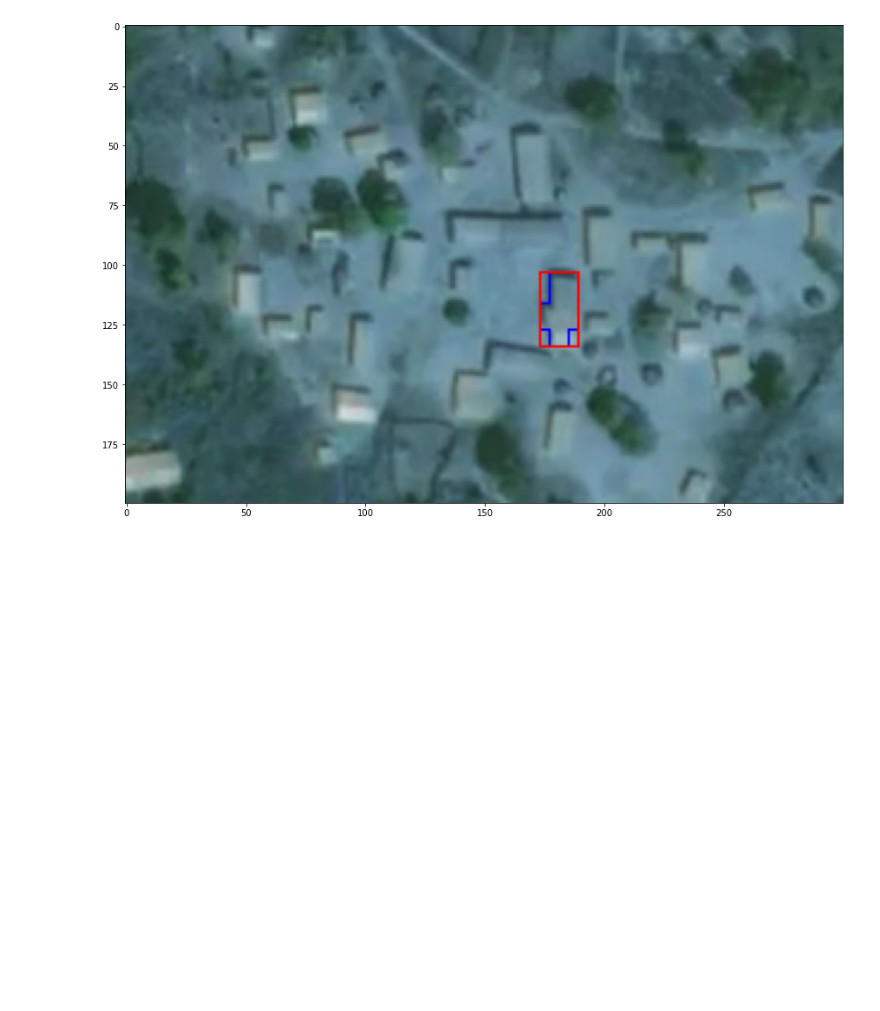
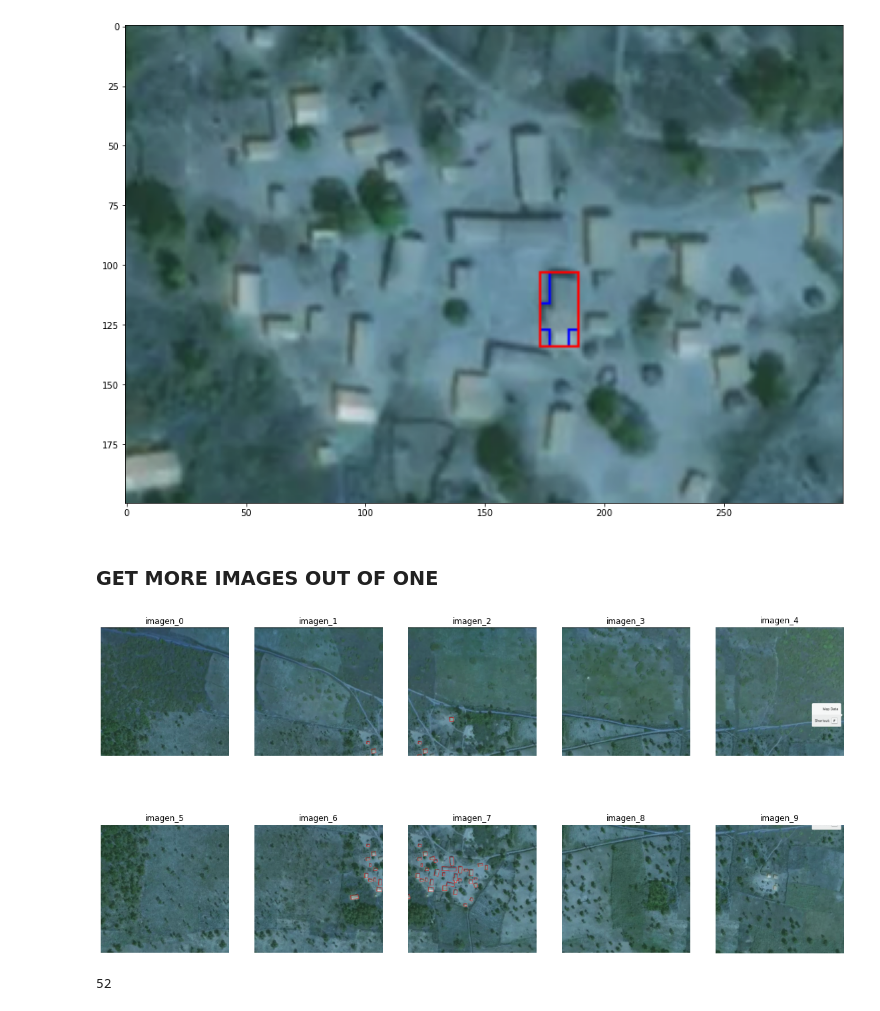
Before and after one commit to OANInternational/sid_ml_analysis, a Jupyter notebook: retinanet/build dataset.ipynb, the cells around one changed output. Saved outputs shown, nothing was run; the diff lists cells and outputs as text; code cells hidden in the pictures; blank space fills up the shorter version.

```diff
--- a/retinanet/build dataset.ipynb
+++ b/retinanet/build dataset.ipynb
@@ -150,6 +109,8 @@ img_info.head()
 | 2 | 1JhDdg8O_fosVOdn6szTA3mMPmg10InAp | PERANGOU BAGRI - GBÈRANKOU | /Users/daniel/OAN/SID/poc/osm/PER... | 10.120093 | 3.43628 | 0.000005 | 0.000005 | 53 | bing |
 | 3 | 1oP0XKEsZqgwdSWrswPucb6MoXxDbNi8f | KPARISSEROU PEULH | /Users/daniel/OAN/SID/poc/osm/KPA... | 9.952434 | 3.14307 | 0.000005 | 0.000005 | 7 | esri |
 | 4 | 1__sch8bmeRnaYZzcZiLIDxbrHiGzZYsZ | MOUSSOURE | /Users/daniel/OAN/SID/poc/osm/MOU... | 10.055894 | 3.04107 | 0.000005 | 0.000005 | 39 | esri |
+# %%
+images_path = 'image_ds'
 # %%
 for drive_id in img_info['drive_id'].to_list():
     file_data = drive_service.files().get_media(fileId=drive_id).execute()
@@ -192,5 +130,5 @@ dataset = [ ("train", trainImagePaths, train_csv),
 # %%
-e= pd.read_gbq()
+e= pd.read_gbq('SELECT * FROM sidhouses.output_data.image_ds')
 # %%
 e.head()
 # %% [output]
@@ -244,3 +180,7 @@ plt.imshow(im[400:600,700:1000,:])
 # %% [output]
 <matplotlib.image.AxesImage at 0x...>
 [figure]
+# %% [markdown]
+### GET MORE IMAGES OUT OF ONE
+# %%
+images_path = 'image_ds'
@@ -246,0 +195,58 @@ plt.imshow(im[400:600,700:1000,:])
+# %%
+im = cv2.imread(images_path+'/'+'1HoYJjr09ARcNXW2R6M9fMDNlnR4BERO8.png')
+n = 10
+delta_v = 450 - int((450*2-im.shape[0])/(2-1))
+delta_h = 450 - int((450*(n/2)-im.shape[1])/((n/2)-1))
+f, ax = plt.subplots(2,int(n/2),figsize=(20,10))
+w = im.shape[1]
+h = im.shape[0]
+
+for a in range(int(n/2)):
+    for b in range(2):
+        y_0 = b * delta_v
+        x_0 = a * delta_h
+        new_im = im[y_0:(y_0+450),x_0:(x_0+450),:]
+        for hous in buildings['house'].to_list():
+            house = [[int(h[0]),int(h[1])] for h in eval(hous)]
+
+
+            mbr_0 = minimum_bounding_rectangle(np.array(house))
+            mbr = [[int(h[0]),int(h[1])] for h in mbr_0]
+
+            #extract the label and bounding box coordinates
+            label = 'house'
+            xMin = min([h[0] for h in mbr])
+            yMin = min([h[1] for h in mbr])
+            xMax = max([h[0] for h in mbr])
+            yMax = max([h[1] for h in mbr])
+
+            # truncate any bounding box coordinates that fall outside
+            # the boundaries of the image
+            xMin = max(0, xMin)
+            yMin = max(0, yMin)
+            xMax = min(w, xMax)
+            yMax = min(h, yMax)
+
+            # ignore the bounding boxes where the minimum values are larger
+            # than the maximum values and vice-versa due to annotation errors
+            if xMin >= xMax or yMin >= yMax:
+                continue
+            elif xMax <= xMin or yMax <= yMin:
+                continue
+            min_ymax = yMax < (y_0+450)
+            may_ymin = y_0 < yMin
+            min_xmax = xMax < (x_0+450)
+            may_xmin = x_0 < xMin
+
+            if may_xmin and min_xmax and may_ymin and min_ymax:
+                house_r = [[int(h[0]-x_0),+int(h[1]-y_0)] for h in house]
+                vertices = np.array(house_r,dtype=np.int32)
+                pts = vertices.reshape((-1,1,2))
+                cv2.polylines(new_im,[pts],isClosed=True,color=(255,0,0),thickness=1)
+
+        ax[b,a].imshow(new_im)
+        ax[b,a].axis('off')
+        ax[b,a].set_title('imagen_{}'.format(int(n/2*b+a)))
+        cv2.imwrite('imagen_{}.jpg'.format(int(n/2*b+a)),new_im)
+# %% [output]
+[figure, added]
@@ -247 +257,5 @@ plt.imshow(im[400:600,700:1000,:])
+# %%
+len(imagePaths)
+# %% [output]
+52
 # %%
```
Also changed, not shown: parts of 30 cells of this notebook, 3 other files.
